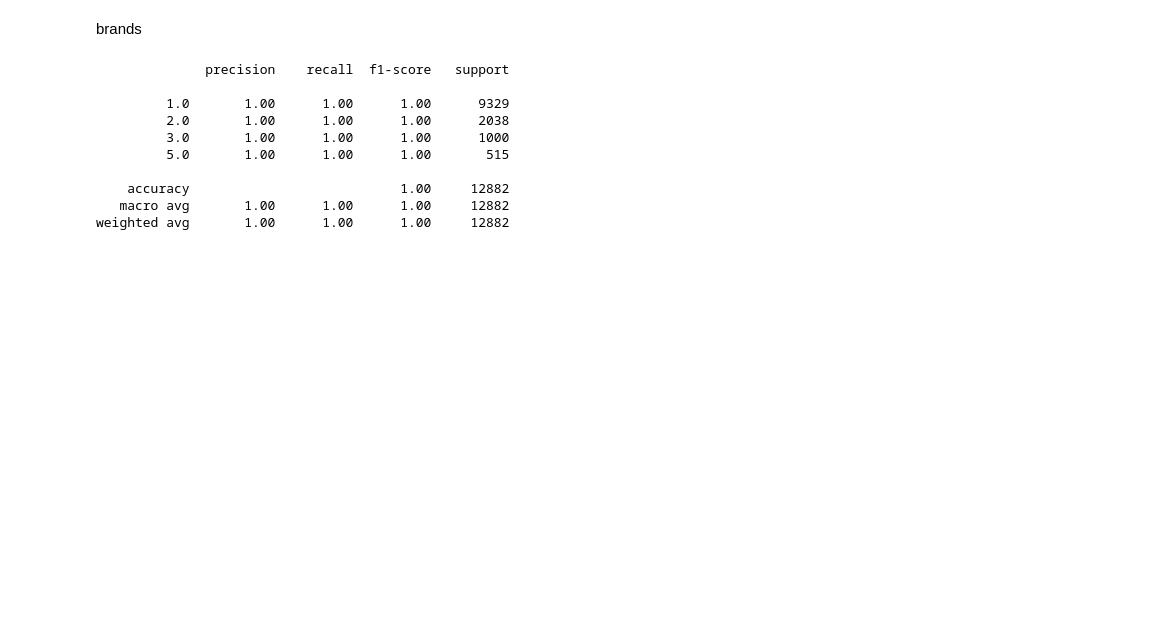
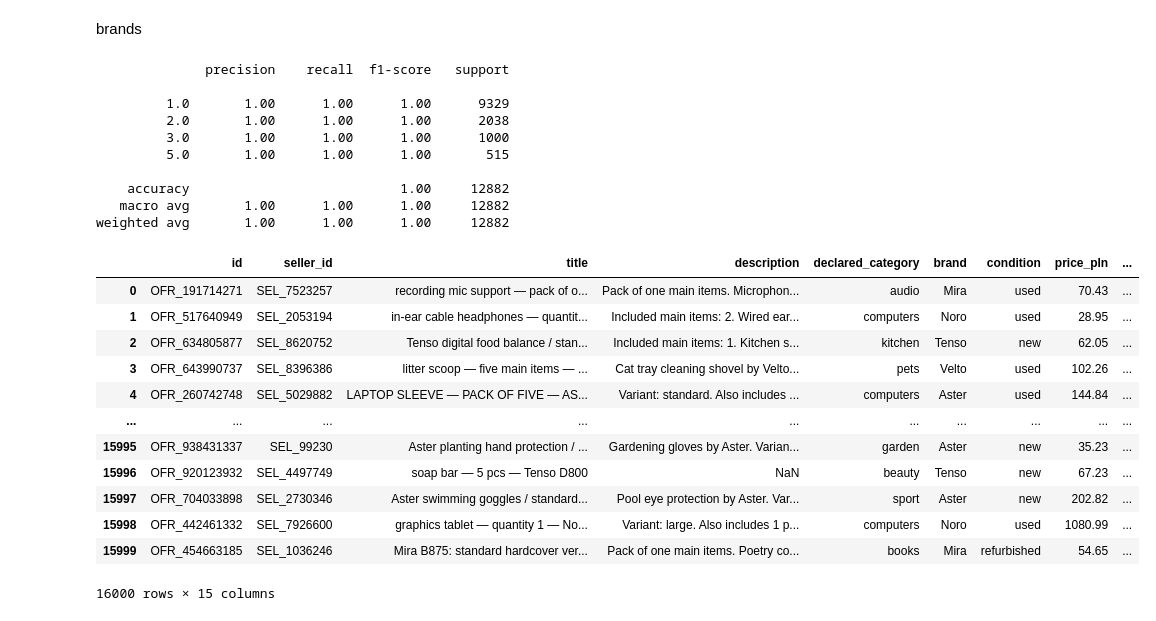
Before and after one commit to JanPodwyszynski/dsc-catalog-quality-challenge, a Jupyter notebook: notebooks/EDA_Michal.ipynb, the cells around one changed output. Cells and saved outputs as stored; diff of their text form; code cells hidden in the pictures; blank space fills up the shorter version.

```diff
--- a/notebooks/EDA_Michal.ipynb
+++ b/notebooks/EDA_Michal.ipynb
@@ -62,4 +62,20 @@ test = ppe.transform(test)
     accuracy                           1.00     12882
    macro avg       1.00      1.00      1.00     12882
 weighted avg       1.00      1.00      1.00     12882
+# %%
+train
+# %% [output]
+|  | id | seller_id | title | description | declared_category | brand | condition | price_pln | ... |
+| 0 | OFR_191714271 | SEL_7523257 | recording mic support — pack of o... | Pack of one main items. Microphon... | audio | Mira | used | 70.43 | ... |
+| 1 | OFR_517640949 | SEL_2053194 | in-ear cable headphones — quantit... | Included main items: 2. Wired ear... | computers | Noro | used | 28.95 | ... |
+| 2 | OFR_634805877 | SEL_8620752 | Tenso digital food balance / stan... | Included main items: 1. Kitchen s... | kitchen | Tenso | new | 62.05 | ... |
+| 3 | OFR_643990737 | SEL_8396386 | litter scoop — five main items — ... | Cat tray cleaning shovel by Velto... | pets | Velto | used | 102.26 | ... |
+| 4 | OFR_260742748 | SEL_5029882 | LAPTOP SLEEVE — PACK OF FIVE — AS... | Variant: standard. Also includes ... | computers | Aster | used | 144.84 | ... |
+| ... | ... | ... | ... | ... | ... | ... | ... | ... | ... |
+| 15995 | OFR_938431337 | SEL_99230 | Aster planting hand protection / ... | Gardening gloves by Aster. Varian... | garden | Aster | new | 35.23 | ... |
+| 15996 | OFR_920123932 | SEL_4497749 | soap bar — 5 pcs — Tenso D800 | NaN | beauty | Tenso | new | 67.23 | ... |
+| 15997 | OFR_704033898 | SEL_2730346 | Aster swimming goggles / standard... | Pool eye protection by Aster. Var... | sport | Aster | new | 202.82 | ... |
+| 15998 | OFR_442461332 | SEL_7926600 | graphics tablet — quantity 1 — No... | Variant: large. Also includes 1 p... | computers | Noro | used | 1080.99 | ... |
+| 15999 | OFR_454663185 | SEL_1036246 | Mira B875: standard hardcover ver... | Pack of one main items. Poetry co... | books | Mira | refurbished | 54.65 | ... |
+16000 rows × 15 columns
 # %%
```
Also changed, not shown: parts of 2 cells of this notebook, 2 other files.
